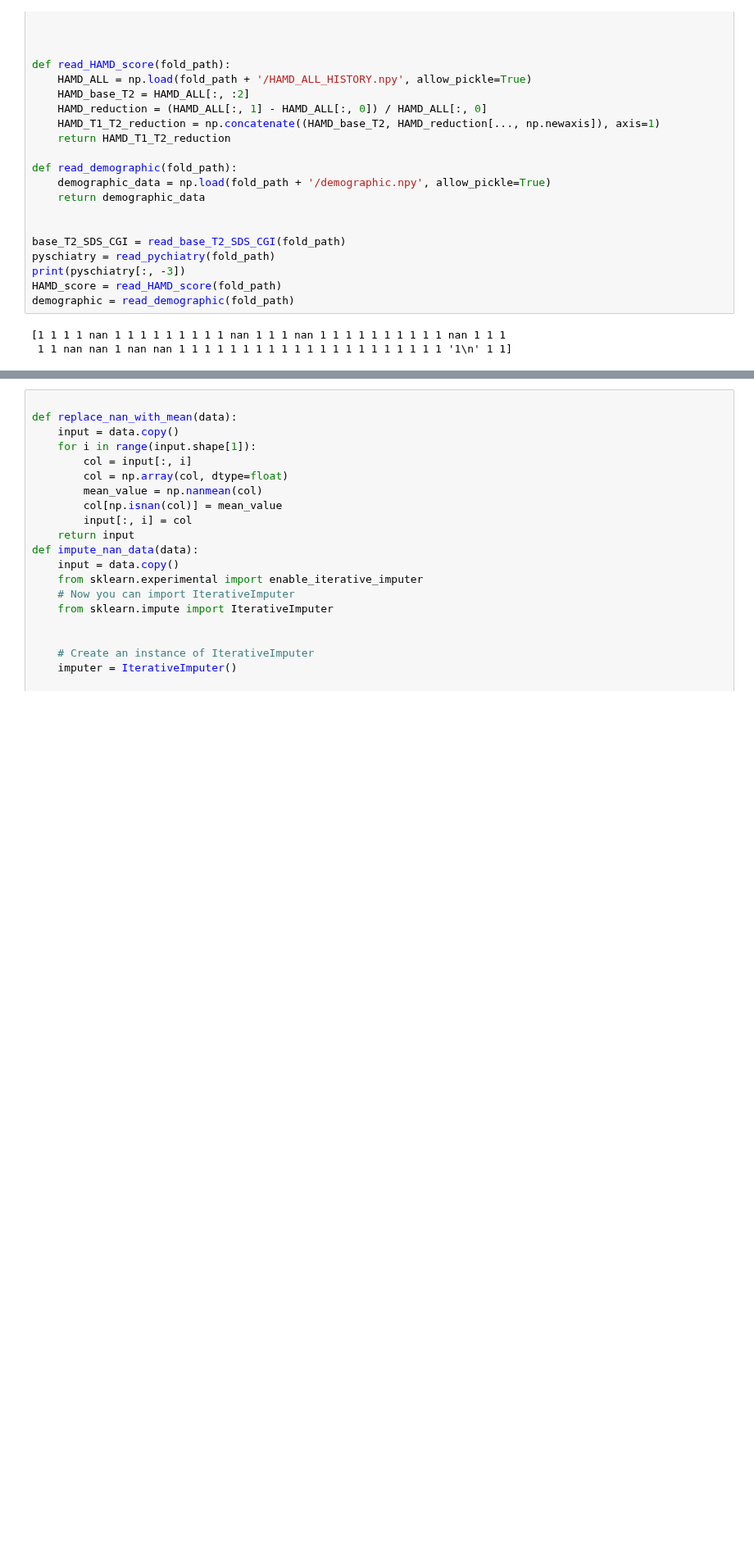
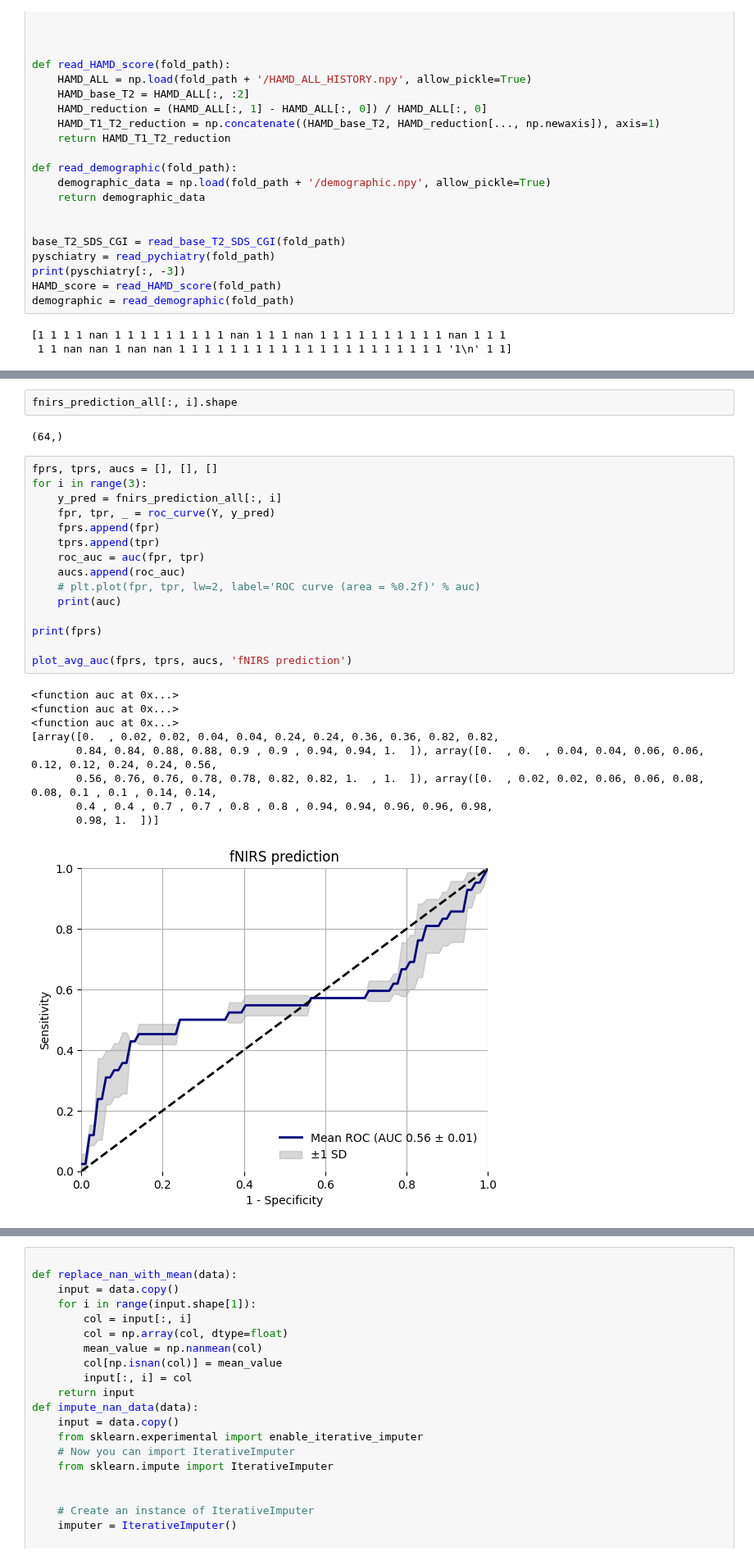
Before and after one commit to jinyuanwong/fnirs-treatment-response-prediction, a Jupyter notebook: scripts/fusion_model/fusion_main.ipynb, the cells around one changed output, grey strips where cells are left out. Shown at 82% size. Cells and saved outputs as stored; diff of their text form; blank space fills up the shorter version.

```diff
--- a/scripts/fusion_model/fusion_main.ipynb
+++ b/scripts/fusion_model/fusion_main.ipynb
@@ -123,0 +309,29 @@ print(fnirs_prediction_all.shape)
+# %%
+fnirs_prediction_all[:, i].shape
+# %% [output]
+(64,)
+# %%
+fprs, tprs, aucs = [], [], []
+for i in range(3):
+    y_pred = fnirs_prediction_all[:, i]
+    fpr, tpr, _ = roc_curve(Y, y_pred)
+    fprs.append(fpr)
+    tprs.append(tpr)
+    roc_auc = auc(fpr, tpr)
+    aucs.append(roc_auc)
+    # plt.plot(fpr, tpr, lw=2, label='ROC curve (area = %0.2f)' % auc)
+    print(auc)
+
+print(fprs)
+
+plot_avg_auc(fprs, tprs, aucs, 'fNIRS prediction')
+# %% [output]
+<function auc at 0x...>
+<function auc at 0x...>
+<function auc at 0x...>
+[array([0.  , 0.02, 0.02, 0.04, 0.04, 0.24, 0.24, 0.36, 0.36, 0.82, 0.82,
+       0.84, 0.84, 0.88, 0.88, 0.9 , 0.9 , 0.94, 0.94, 1.  ]), array([0.  , 0.  , 0.04, 0.04, 0.06, 0.06, 0.12, 0.12, 0.24, 0.24, 0.56,
+       0.56, 0.76, 0.76, 0.78, 0.78, 0.82, 0.82, 1.  , 1.  ]), array([0.  , 0.02, 0.02, 0.06, 0.06, 0.08, 0.08, 0.1 , 0.1 , 0.14, 0.14,
+       0.4 , 0.4 , 0.7 , 0.7 , 0.8 , 0.8 , 0.94, 0.94, 0.96, 0.96, 0.98,
+       0.98, 1.  ])]
+[figure, added]
```
Also changed, not shown: parts of 21 cells of this notebook, 4 other files.
